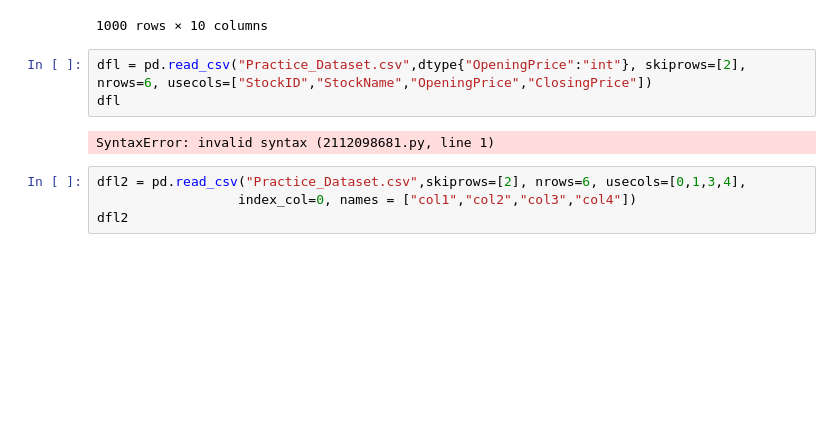
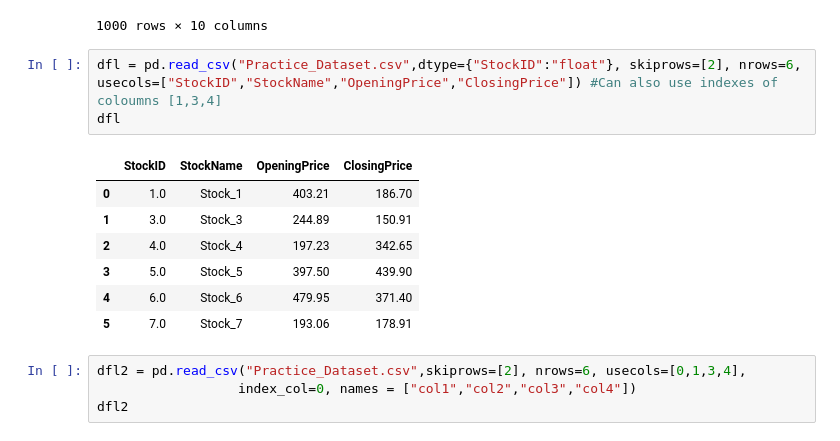
Before and after one commit to M-Hamza-Rao/Pandas-Practice, a Jupyter notebook: Pandas_Practice.ipynb, the cells around one changed output. Cells and saved outputs as stored; diff of their text form; blank space fills up the shorter version.

```diff
--- a/Pandas_Practice.ipynb
+++ b/Pandas_Practice.ipynb
@@ -262,10 +262,16 @@ df
 | 999 | 1000 | Stock_1000 | 2023-12-21 | 350.10 | 385.36 | 921650 | 6.562584e+11 | 11.34 | 0.77 | ... |
 1000 rows × 10 columns
 # %%
-dfl = pd.read_csv("Practice_Dataset.csv",dtype{"OpeningPrice":"int"}, skiprows=[2], nrows=6, usecols=["StockID","StockName","OpeningPrice","ClosingPrice"])
+dfl = pd.read_csv("Practice_Dataset.csv",dtype={"StockID":"float"}, skiprows=[2], nrows=6, usecols=["StockID","StockName","OpeningPrice","ClosingPrice"]) #Can also use indexes of coloumns [1,3,4]
 dfl
 # %% [output]
-SyntaxError: invalid syntax (2112098681.py, line 1)
+|  | StockID | StockName | OpeningPrice | ClosingPrice |
+| 0 | 1.0 | Stock_1 | 403.21 | 186.70 |
+| 1 | 3.0 | Stock_3 | 244.89 | 150.91 |
+| 2 | 4.0 | Stock_4 | 197.23 | 342.65 |
+| 3 | 5.0 | Stock_5 | 397.50 | 439.90 |
+| 4 | 6.0 | Stock_6 | 479.95 | 371.40 |
+| 5 | 7.0 | Stock_7 | 193.06 | 178.91 |
 # %%
 dfl2 = pd.read_csv("Practice_Dataset.csv",skiprows=[2], nrows=6, usecols=[0,1,3,4],
                   index_col=0, names = ["col1","col2","col3","col4"])
```
